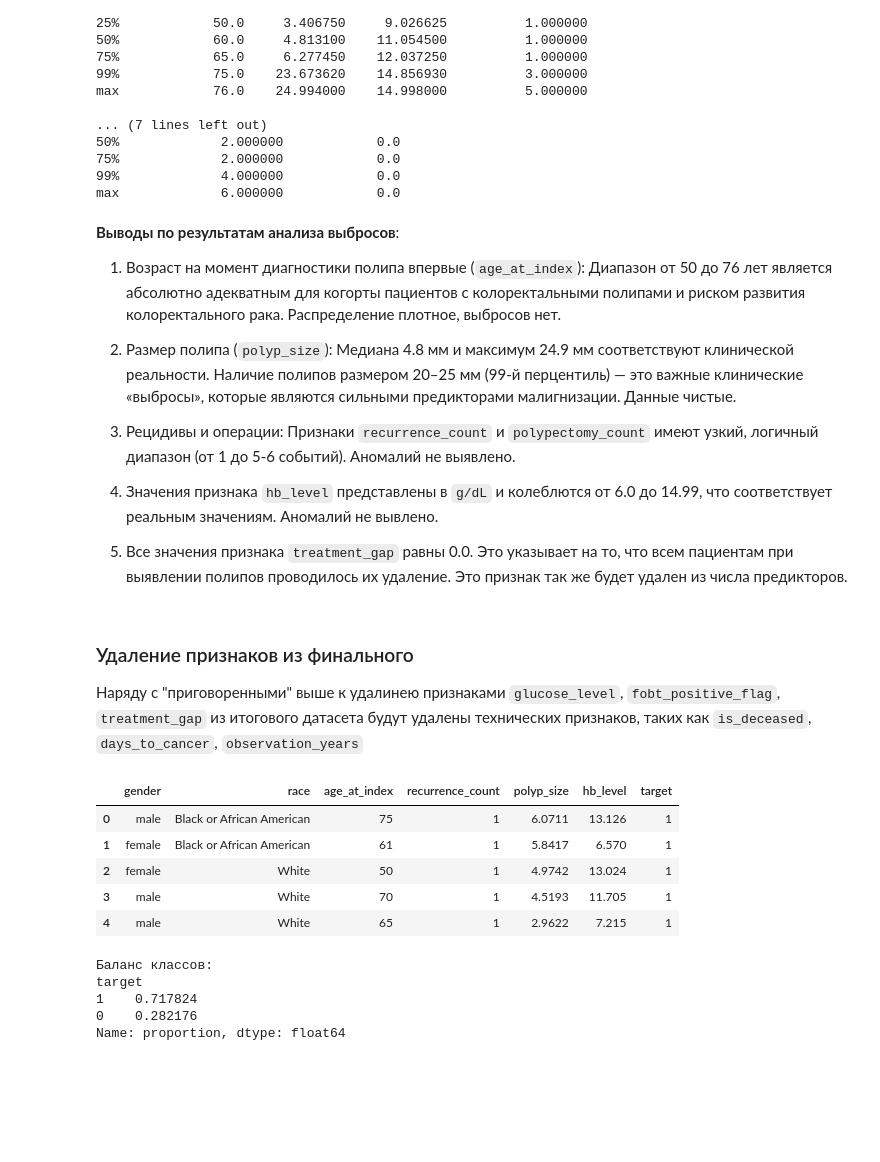
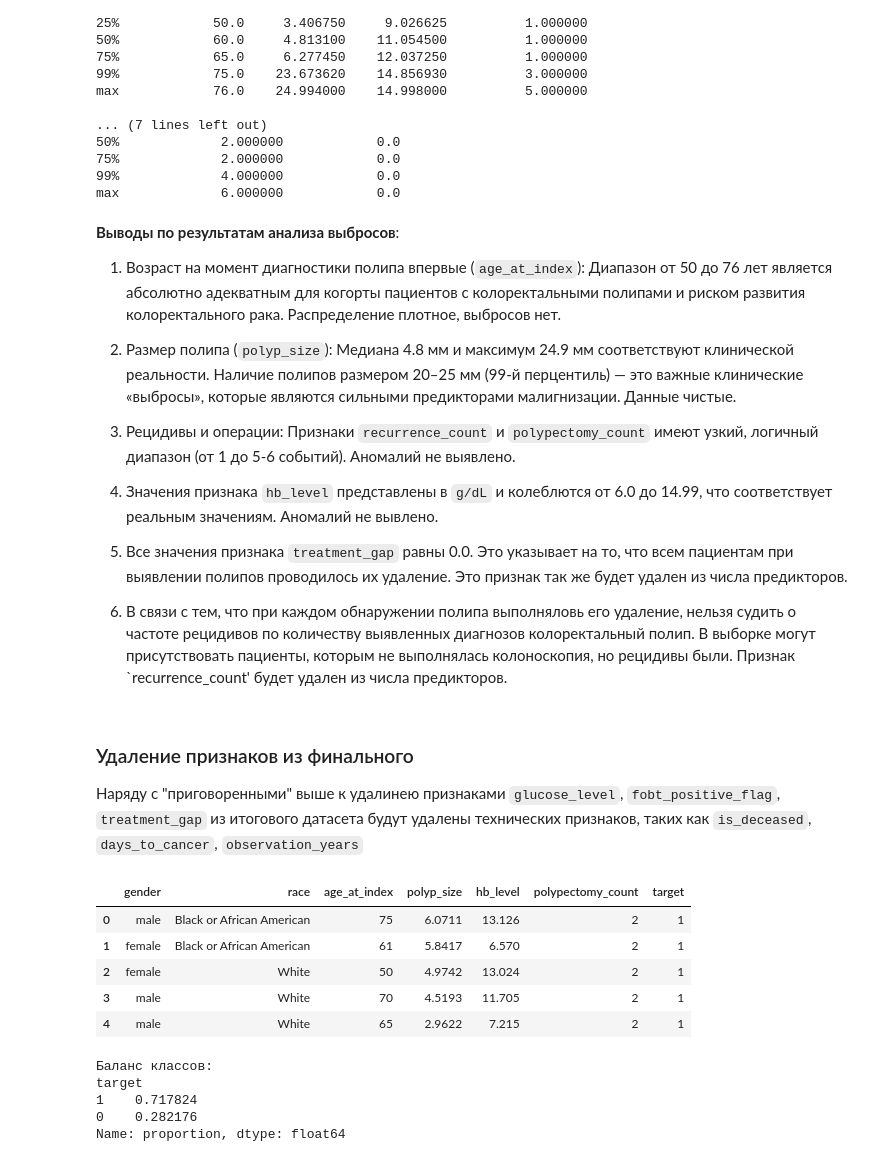
Before and after one commit to BalshowAndrew/oncology_fhir_analytics, a Jupyter notebook: notebooks/02_assessing_camcer_risk.ipynb, the cells around one changed output. Cells and saved outputs as stored; diff of their text form; code cells hidden in the pictures; blank space fills up the shorter version.

```diff
--- a/notebooks/02_assessing_camcer_risk.ipynb
+++ b/notebooks/02_assessing_camcer_risk.ipynb
@@ -497,21 +500,23 @@ max             6.000000            0.0
 1. Значения признака `hb_level` представлены в `g/dL` и колеблются от 6.0 до 14.99, что соответствует реальным значениям. Аномалий не вывлено.
 
 1. Все значения признака `treatment_gap` равны 0.0. Это указывает на то, что всем пациентам при выявлении полипов проводилось их удаление. Это признак так же будет удален из числа предикторов.
+
+1. В связи с тем, что при каждом обнаружении полипа выполняловь его удаление, нельзя судить о частоте рецидивов по количеству выявленных диагнозов колоректальный полип. В выборке могут присутствовать пациенты, которым не выполнялась колоноскопия, но рецидивы были. Признак `recurrence_count' будет удален из числа предикторов.
 # %% [markdown]
 ### Удаление признаков из финального
 
 Наряду с "приговоренными" выше к удалинею признаками `glucose_level`, `fobt_positive_flag`, `treatment_gap` из итогового датасета будут удалены технических признаков, таких как `is_deceased`, `days_to_cancer`, `observation_years`
 # %%
 # Оставляем только те признаки, которые прошли проверку на качество
-df_assessing_cancer_risk_final = df_assessing_cancer_risk_clean.drop(columns=['glucose_level', 'fobt_positive_flag', 'treatment_gap', 'is_deceased','days_to_cancer', 'observation_years', 'fp.patient_id', 'polypectomy_count'])
+df_assessing_cancer_risk_final = df_assessing_cancer_risk_clean.drop(columns=['glucose_level', 'fobt_positive_flag', 'treatment_gap', 'is_deceased','days_to_cancer', 'observation_years', 'fp.patient_id', 'recurrence_count'])
 df_assessing_cancer_risk_final.head()
 # %% [output]
-|  | gender | race | age_at_index | recurrence_count | polyp_size | hb_level | target |
-| 0 | male | Black or African American | 75 | 1 | 6.0711 | 13.126 | 1 |
-| 1 | female | Black or African American | 61 | 1 | 5.8417 | 6.570 | 1 |
-| 2 | female | White | 50 | 1 | 4.9742 | 13.024 | 1 |
-| 3 | male | White | 70 | 1 | 4.5193 | 11.705 | 1 |
-| 4 | male | White | 65 | 1 | 2.9622 | 7.215 | 1 |
+|  | gender | race | age_at_index | polyp_size | hb_level | polypectomy_count | target |
+| 0 | male | Black or African American | 75 | 6.0711 | 13.126 | 2 | 1 |
+| 1 | female | Black or African American | 61 | 5.8417 | 6.570 | 2 | 1 |
+| 2 | female | White | 50 | 4.9742 | 13.024 | 2 | 1 |
+| 3 | male | White | 70 | 4.5193 | 11.705 | 2 | 1 |
+| 4 | male | White | 65 | 2.9622 | 7.215 | 2 | 1 |
 # %%
 # Посмотрим на баланс классов
 print("Баланс классов:")
```
Also changed, not shown: parts of 36 cells of this notebook, 6 other files.
